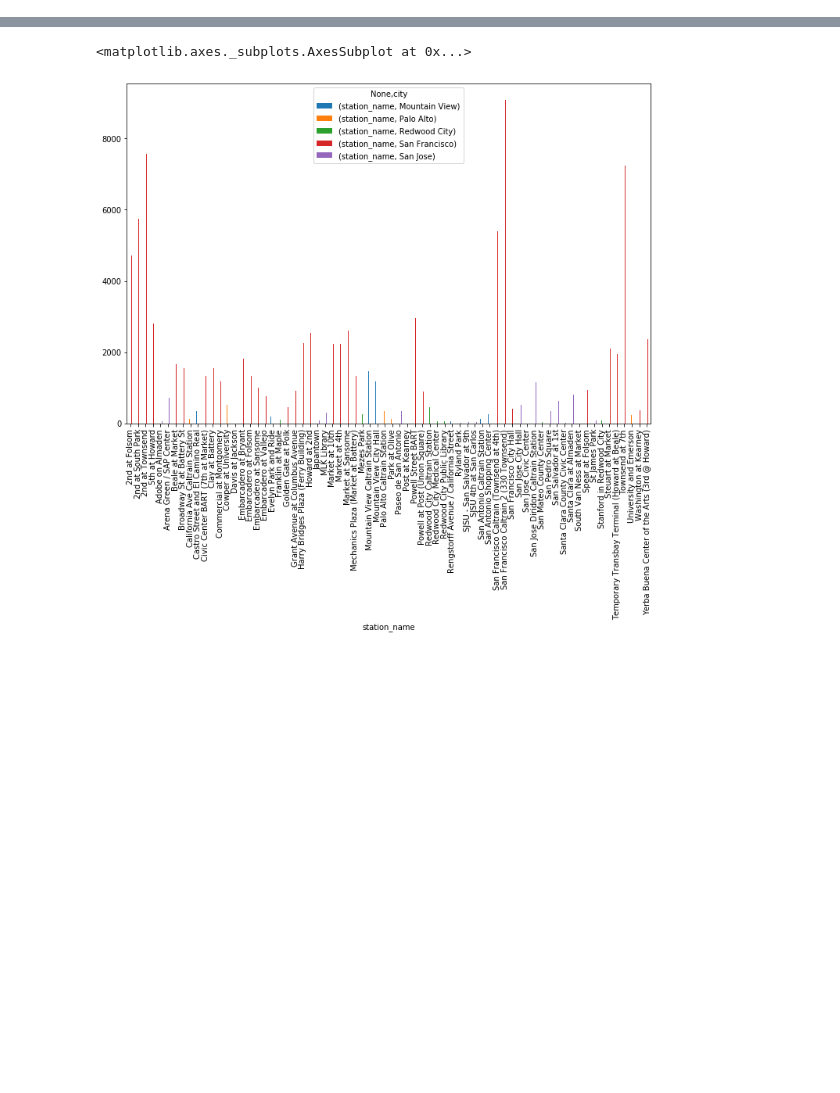
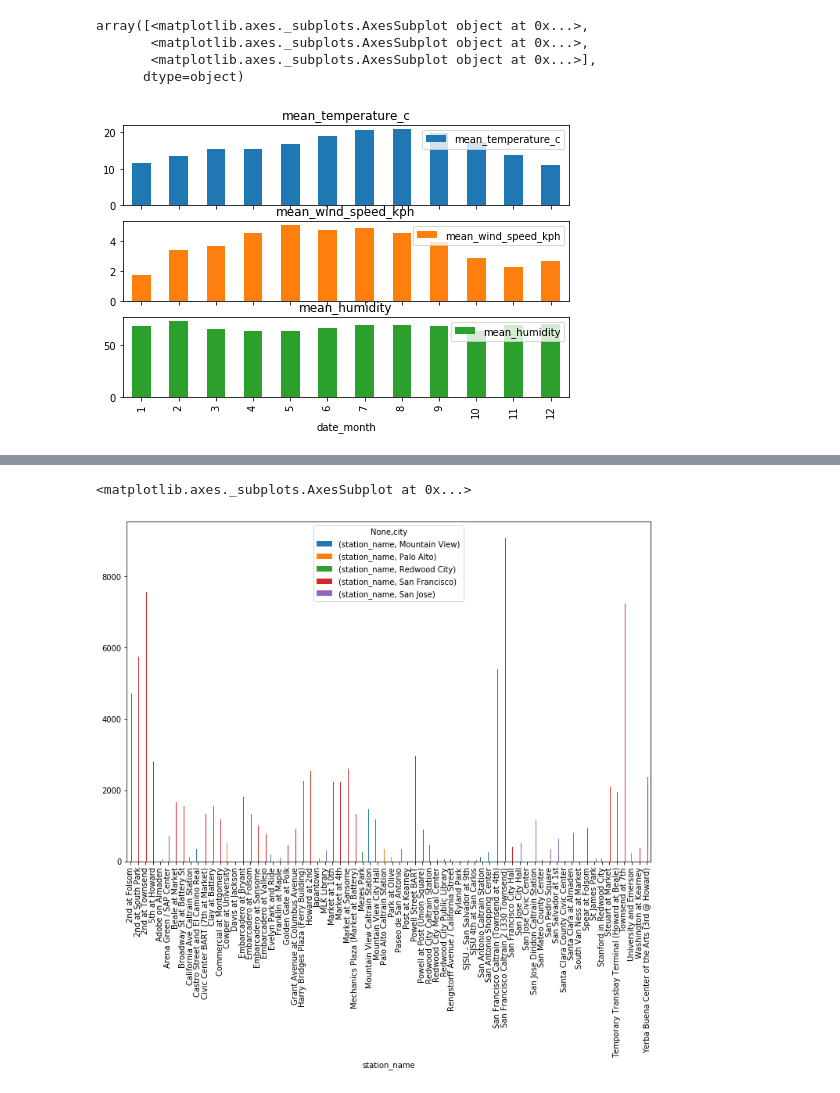
Before and after one commit to orbenishay/pandas-project, a Jupyter notebook: Bicycle_8.ipynb, the cells around one changed output, grey strips where cells are left out. Cells and saved outputs as stored; diff of their text form; code cells hidden in the pictures; blank space fills up the shorter version.

```diff
--- a/Bicycle_8.ipynb
+++ b/Bicycle_8.ipynb
@@ -34,3 +36,16 @@ df_weather['date_day'] = pd.DatetimeIndex(df_weather['date']).day
+# %%
+import calendar
+df_weather['month'] = df_weather['date_month'].apply(lambda x: calendar.month_abbr[x])
+df_weather.groupby('date_month',)['mean_temperature_c'].mean().plot.bar()
+df_weather_agg=df_weather.groupby(['date_month']).agg({'mean_temperature_c': 'mean', 'mean_wind_speed_kph': 'mean', 'mean_humidity': 'mean'})
+
+df_weather_agg.plot(kind='bar', stacked=False, figsize=(8, 5), subplots=True)
+# %% [output]
+array([<matplotlib.axes._subplots.AxesSubplot object at 0x...>,
+       <matplotlib.axes._subplots.AxesSubplot object at 0x...>,
+       <matplotlib.axes._subplots.AxesSubplot object at 0x...>],
+      dtype=object)
+[figure, added]
 # %%
 if 'google.colab' in sys.modules:
     from google.colab import files
```
Also changed, not shown: parts of 10 cells of this notebook.
